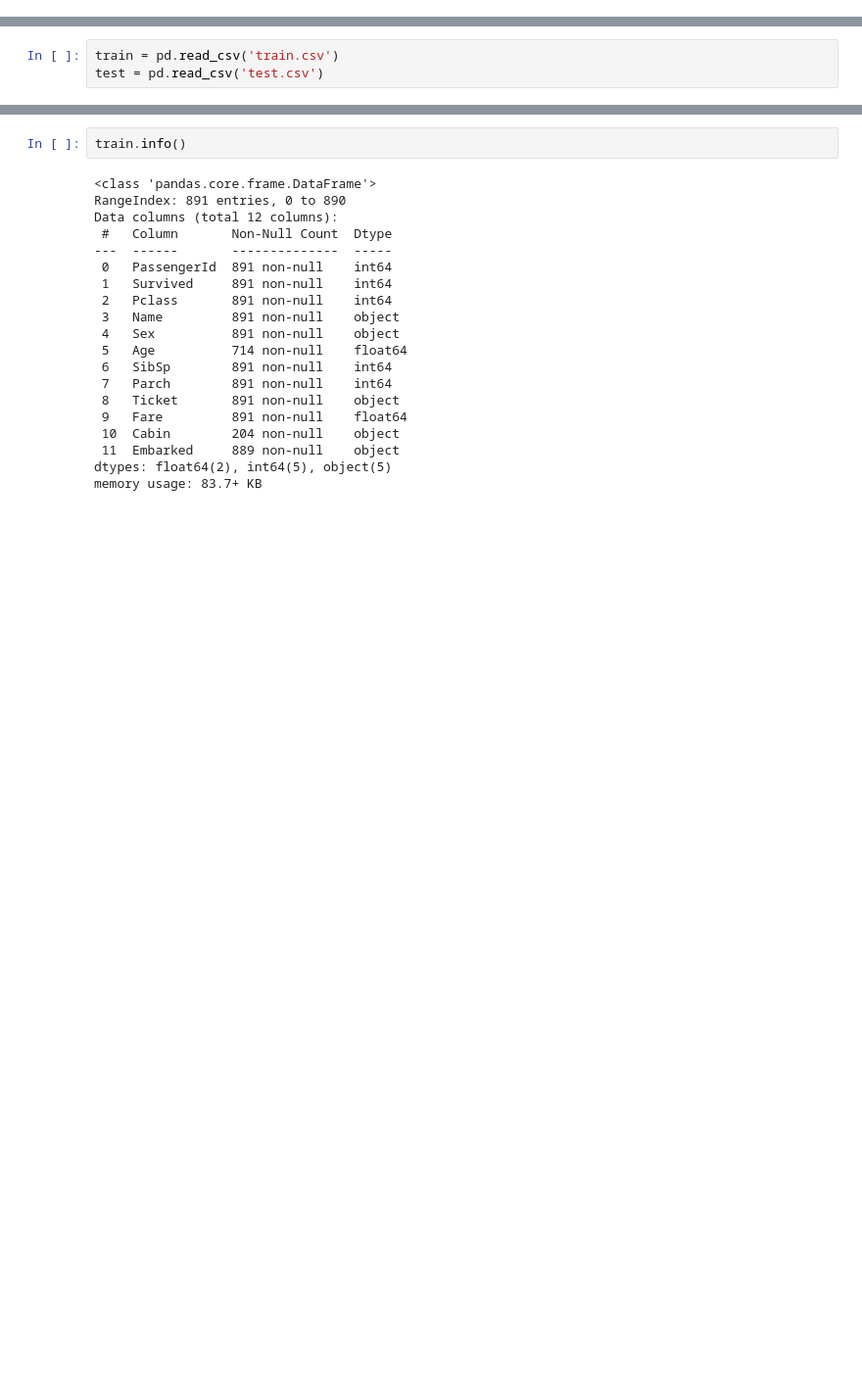
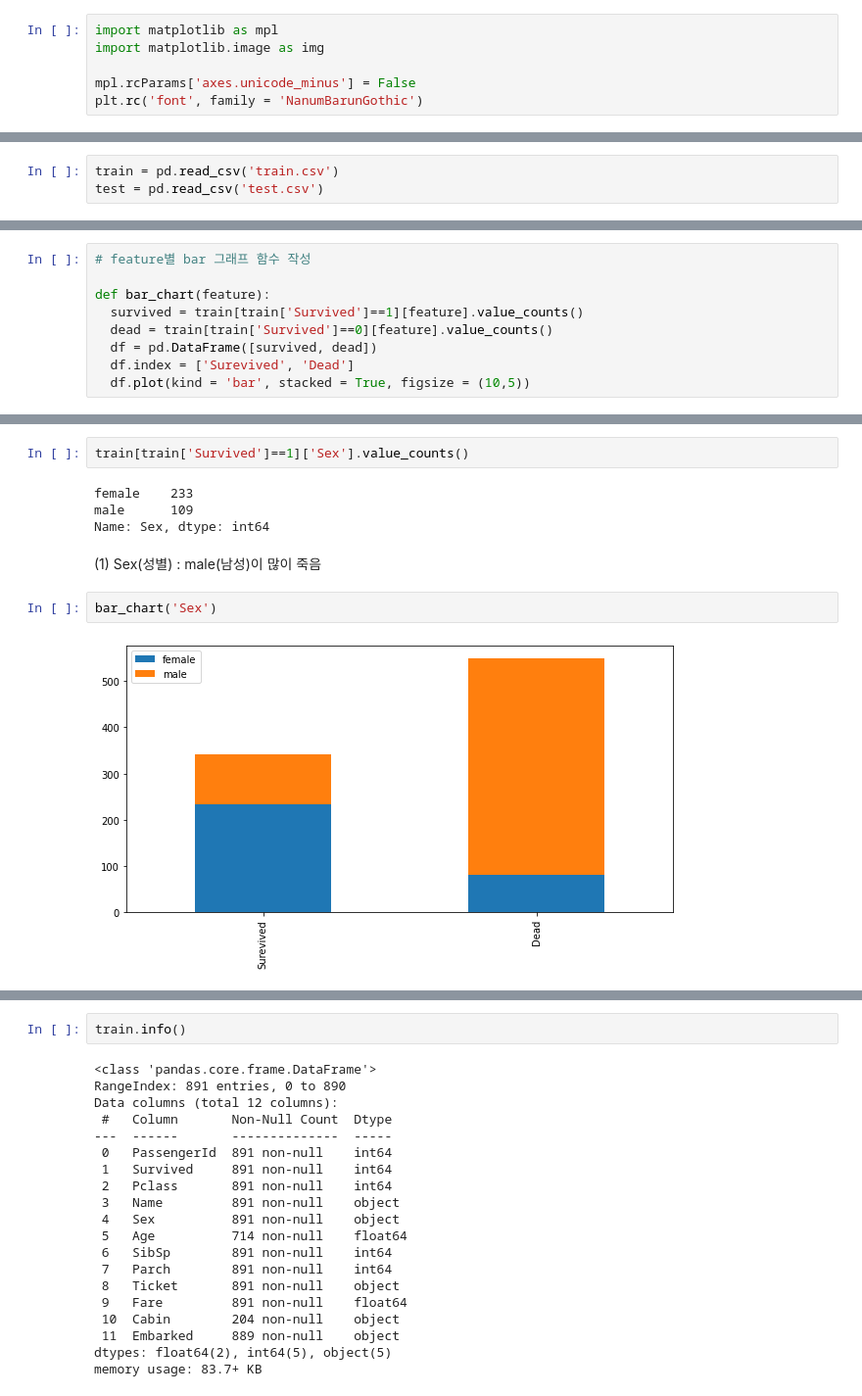
Before and after one commit to ovozzx/-Machine_Learning, a Jupyter notebook: [Dacon]Titanic_Survivor_Prediction.ipynb, the cells around one changed output, grey strips where cells are left out. Shown: that part at 98% size. Drawn from its saved outputs; the diff is of its cells as text; blank space fills up the shorter version.

```diff
--- a/[Dacon]Titanic_Survivor_Prediction.ipynb
+++ b/[Dacon]Titanic_Survivor_Prediction.ipynb
@@ -18,3 +47,9 @@ warnings.filterwarnings("ignore")
+# %%
+import matplotlib as mpl
+import matplotlib.image as img
+
+mpl.rcParams['axes.unicode_minus'] = False
+plt.rc('font', family = 'NanumBarunGothic')
 # %% [markdown]
 # 1. 데이터 로딩
 # %% [markdown]
@@ -81,0 +120,9 @@ train.tail()
+# %%
+# feature별 bar 그래프 함수 작성
+
+def bar_chart(feature):
+  survived = train[train['Survived']==1][feature].value_counts()
+  dead = train[train['Survived']==0][feature].value_counts()
+  df = pd.DataFrame([survived, dead])
+  df.index = ['Surevived', 'Dead']
+  df.plot(kind = 'bar', stacked = True, figsize = (10,5))
@@ -81,0 +144,12 @@ train.tail()
+# %%
+train[train['Survived']==1]['Sex'].value_counts()
+# %% [output]
+female    233
+male      109
+Name: Sex, dtype: int64
+# %% [markdown]
+(1) Sex(성별) : male(남성)이 많이 죽음
+# %%
+bar_chart('Sex')
+# %% [output]
+[figure, added]
```
Also changed, not shown: parts of 52 cells of this notebook.
